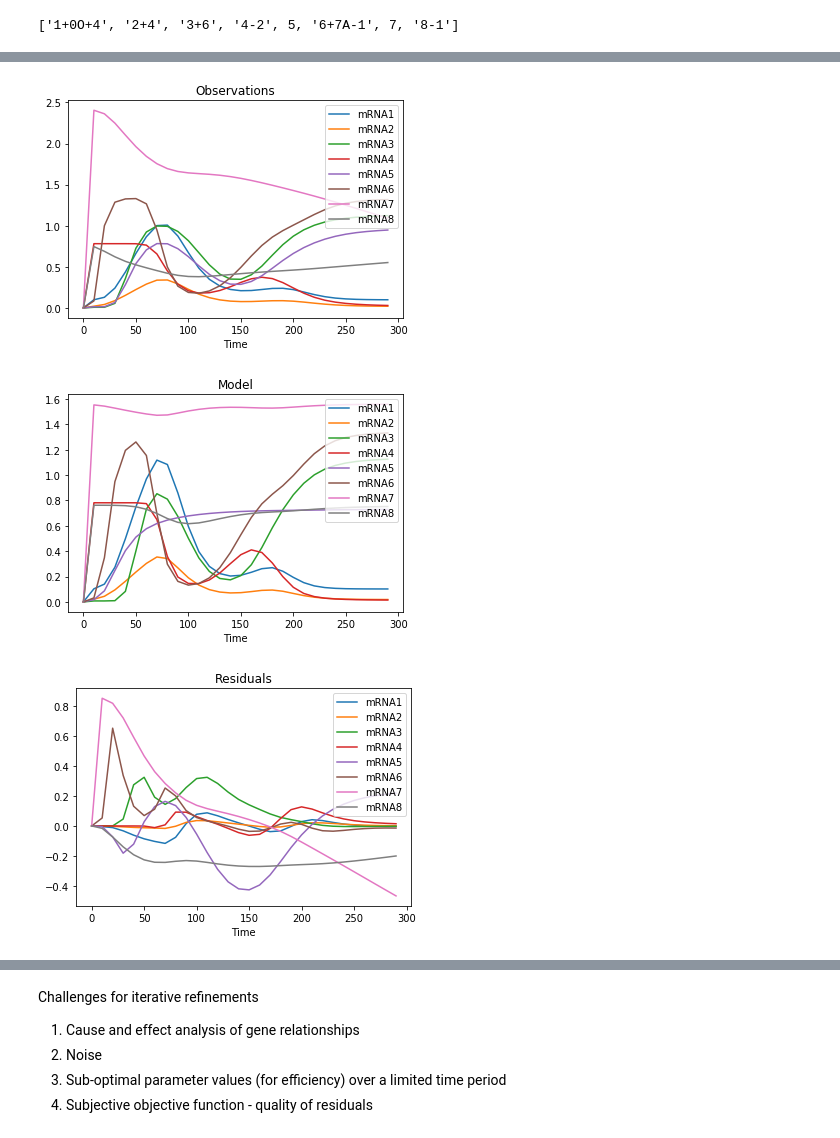
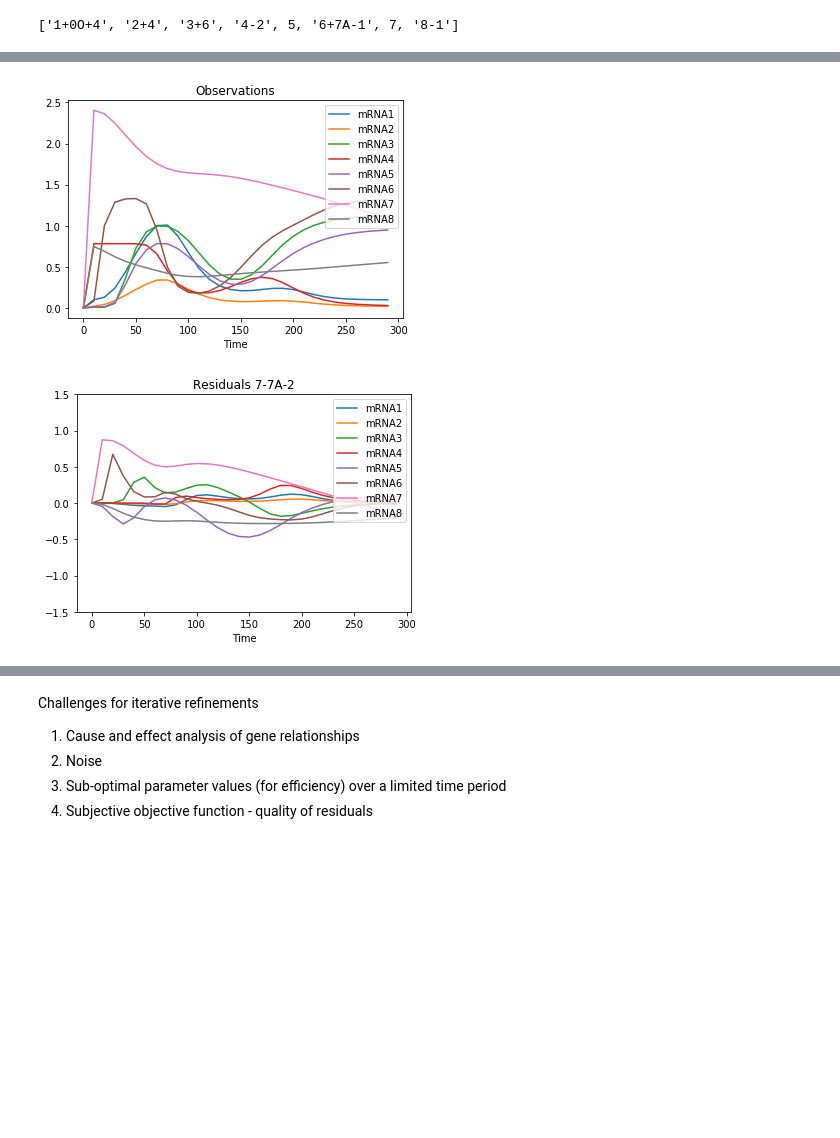
Before and after one commit to ModelEngineering/advancing-biomedical-models, a Jupyter notebook: lectures/lecture_17/lecture_17_Generating_Models.ipynb, the cells around one changed output, grey strips where cells are left out. Drawn from its saved outputs; the diff is of its cells as text; code cells hidden in the pictures; blank space fills up the shorter version.

```diff
--- a/lectures/lecture_17/lecture_17_Generating_Models.ipynb
+++ b/lectures/lecture_17/lecture_17_Generating_Models.ipynb
@@ -171,5 +171,5 @@ parameters = mg.runExperiment(df_rnaseq, network.model, ["Vm1"])
 # %%
-def evaluate(network, parameters, descriptors, sim_time=300):
+def evaluate(network, parameters, descriptors, sim_time=300, **kwargs):
     """
     Generates plots to evaluate the network using the parameters and descriptors.
     Only estimates the parameters for the new descriptors.
@@ -177,6 +177,7 @@ def evaluate(network, parameters, descriptors, sim_time=300):
     :param lmfit.Parameters parameters: parameters to use in constructing initializations
     :param list-str descriptors:
     :param int sim_time: length of the simululation
+    :param dict kwargs: optional arguments for runExperiment
     :return GeneNetwork, lmfit.parameters:
     """
     new_network = network.copy()
@@ -191,11 +192,31 @@ def evaluate(network, parameters, descriptors, sim_time=300):
     new_parameters = mg.makeParameters(news)
     # Just optimize the parameters that are initialized to 0, new_parameters
     newer_parameters = mg.runExperiment(df_rnaseq, new_network.model, new_parameters,
-                                      sim_time=sim_time)
+                                      sim_time=sim_time, **kwargs)
     return new_network, newer_parameters
+
+def compareModels(network, parameters, descriptors, sim_time=300):
+    """
+    Compares changes to a single gene. The typical use is to evaluate different
+    regulations of a single gene.
+    :param GeneNetwork network:
+    :param lmfit.Parameters parameters: parameters to use in constructing initializations
+    :param list-str descriptors: Gene descriptors for which plots are done
+    :param int sim_time: length of the simululation
+    """
+    is_first = True
+    for descriptor in descriptors:
+        if is_first:
+            is_plot_observations = True
+            is_first = False
+        else:
+            is_plot_observations = False
+        evaluate(network, parameters, [descriptor], sim_time=sim_time,
+                is_plot_model=False, is_plot_observations=is_plot_observations,
+                title=str(descriptor))
 # %%
 network = gn.GeneNetwork()  # By default, uses the correct initial network
-network.update(['4-3','5+7','7-7'])
+network.update(['4-3','5+7'])
 # Generate the network
 network.generate()
 # Just optimize the parameters that are initialized to 0, new_parameters
@@ -208,9 +229,9 @@ parameters1 = mg.runExperiment(df_rnaseq, network.model, network.new_parameters,
 # %%
-network2, parameters2 = evaluate(network, parameters1, ['7-4'], sim_time=300)
+# network2, parameters2 = evaluate(network, parameters1, ['7-4'], sim_time=300)
+compareModels(network, parameters1, ['7-7A-2'], sim_time=300)
 # %% [output]
 [figure]
-[figure, old version]
+[figure, new version]
-[figure, removed]
 # %%
 new_network = network.copy()
 new_network.addInitialization(parameters1)
```
Also changed, not shown: parts of 9 cells of this notebook, 6 other files.
